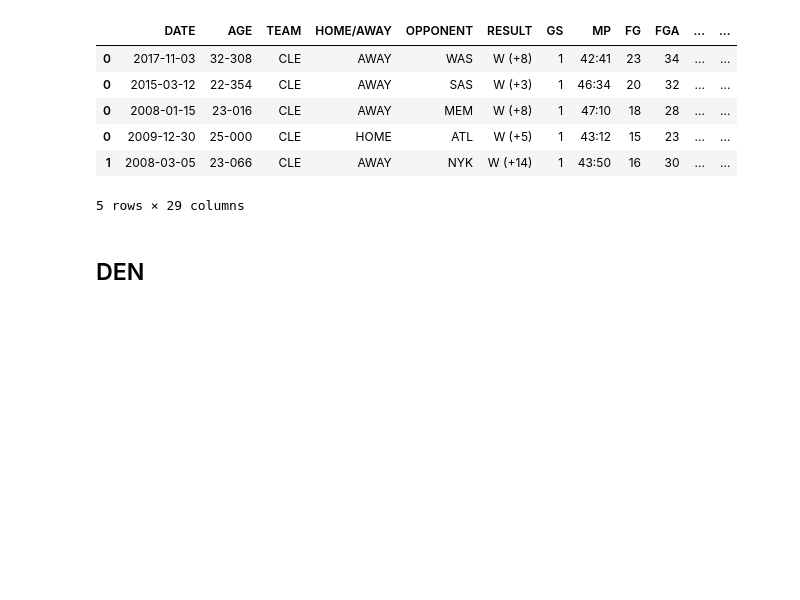
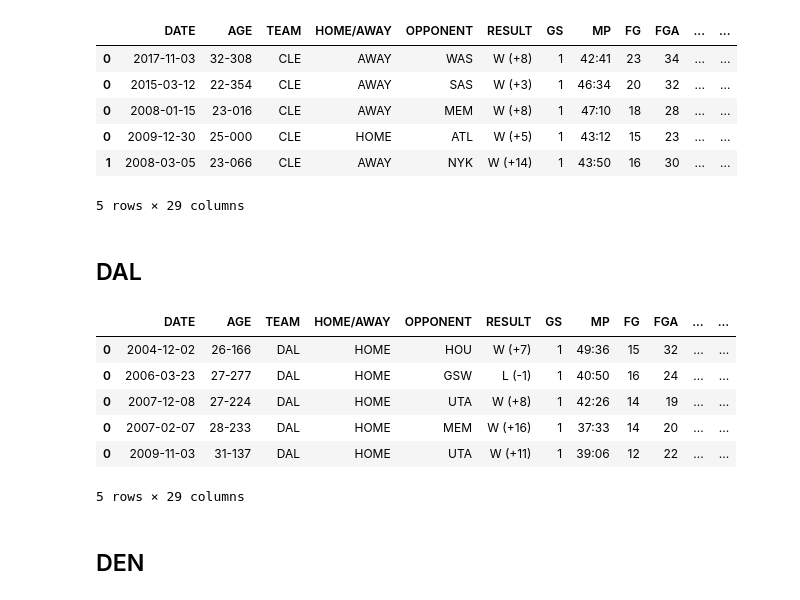
Before and after one commit to bme3412/Python, a Jupyter notebook: Projects/Basketball_reference/NBA_since_2000.ipynb, the cells around one changed output. Drawn from its saved outputs; the diff is of its cells as text; code cells hidden in the pictures; blank space fills up the shorter version.

```diff
--- a/Projects/Basketball_reference/NBA_since_2000.ipynb
+++ b/Projects/Basketball_reference/NBA_since_2000.ipynb
@@ -210,6 +210,48 @@ CLE_since_2000.head(5)
 | 0 | 2009-12-30 | 25-000 | CLE | HOME | ATL | W (+5) | 1 | 43:12 | 15 | 23 | ... | ... |
 | 1 | 2008-03-05 | 23-066 | CLE | AWAY | NYK | W (+14) | 1 | 43:50 | 16 | 30 | ... | ... |
 5 rows × 29 columns
+# %% [markdown]
+## DAL
+# %%
+DAL_2000_games_io = pd.read_csv('/Users/brendan/Desktop/Python/NBA_API/DAL/DAL_2000_games.csv')
+DAL_2001_games_io = pd.read_csv('/Users/brendan/Desktop/Python/NBA_API/DAL/DAL_2001_games.csv')
+DAL_2002_games_io = pd.read_csv('/Users/brendan/Desktop/Python/NBA_API/DAL/DAL_2002_games.csv')
+DAL_2003_games_io = pd.read_csv('/Users/brendan/Desktop/Python/NBA_API/DAL/DAL_2003_games.csv')
+DAL_2004_games_io = pd.read_csv('/Users/brendan/Desktop/Python/NBA_API/DAL/DAL_2004_games.csv')
+DAL_2005_games_io = pd.read_csv('/Users/brendan/Desktop/Python/NBA_API/DAL/DAL_2005_games.csv')
+DAL_2006_games_io = pd.read_csv('/Users/brendan/Desktop/Python/NBA_API/DAL/DAL_2006_games.csv')
+DAL_2007_games_io = pd.read_csv('/Users/brendan/Desktop/Python/NBA_API/DAL/DAL_2007_games.csv')
+DAL_2008_games_io = pd.read_csv('/Users/brendan/Desktop/Python/NBA_API/DAL/DAL_2008_games.csv')
+DAL_2009_games_io = pd.read_csv('/Users/brendan/Desktop/Python/NBA_API/DAL/DAL_2009_games.csv')
+DAL_2010_games_io = pd.read_csv('/Users/brendan/Desktop/Python/NBA_API/DAL/DAL_2010_games.csv')
+DAL_2011_games_io = pd.read_csv('/Users/brendan/Desktop/Python/NBA_API/DAL/DAL_2011_games.csv')
+DAL_2012_games_io = pd.read_csv('/Users/brendan/Desktop/Python/NBA_API/DAL/DAL_2012_games.csv')
+DAL_2013_games_io = pd.read_csv('/Users/brendan/Desktop/Python/NBA_API/DAL/DAL_2013_games.csv')
+DAL_2014_games_io = pd.read_csv('/Users/brendan/Desktop/Python/NBA_API/DAL/DAL_2014_games.csv')
+DAL_2015_games_io = pd.read_csv('/Users/brendan/Desktop/Python/NBA_API/DAL/DAL_2015_games.csv')
+DAL_2016_games_io = pd.read_csv('/Users/brendan/Desktop/Python/NBA_API/DAL/DAL_2016_games.csv')
+DAL_2017_games_io = pd.read_csv('/Users/brendan/Desktop/Python/NBA_API/DAL/DAL_2017_games.csv')
+DAL_2018_games_io = pd.read_csv('/Users/brendan/Desktop/Python/NBA_API/DAL/DAL_2018_games.csv')
+DAL_2019_games_io = pd.read_csv('/Users/brendan/Desktop/Python/NBA_API/DAL/DAL_2019_games.csv')
+DAL_2020_games_io = pd.read_csv('/Users/brendan/Desktop/Python/NBA_API/DAL/DAL_2020_games.csv')
+DAL_2021_games_io = pd.read_csv('/Users/brendan/Desktop/Python/NBA_API/DAL/DAL_2021_games.csv')
+# %%
+DAL_season_dfs = [DAL_2000_games_io, DAL_2001_games_io, DAL_2002_games_io, DAL_2003_games_io, DAL_2004_games_io, DAL_2005_games_io,
+                 DAL_2006_games_io, DAL_2007_games_io, DAL_2008_games_io, DAL_2009_games_io, DAL_2010_games_io, DAL_2011_games_io,
+                 DAL_2012_games_io, DAL_2013_games_io, DAL_2014_games_io, DAL_2015_games_io, DAL_2016_games_io, DAL_2017_games_io,
+                 DAL_2018_games_io, DAL_2019_games_io, DAL_2020_games_io, DAL_2021_games_io]
+# %%
+DAL_since_2000 = pd.concat(DAL_season_dfs)
+DAL_since_2000 = DAL_since_2000.sort_values(by=['GAME_SCORE'], ascending=False)
+DAL_since_2000.head(5)
+# %% [output]
+|  | DATE | AGE | TEAM | HOME/AWAY | OPPONENT | RESULT | GS | MP | FG | FGA | ... | ... |
+| 0 | 2004-12-02 | 26-166 | DAL | HOME | HOU | W (+7) | 1 | 49:36 | 15 | 32 | ... | ... |
+| 0 | 2006-03-23 | 27-277 | DAL | HOME | GSW | L (-1) | 1 | 40:50 | 16 | 24 | ... | ... |
+| 0 | 2007-12-08 | 27-224 | DAL | HOME | UTA | W (+8) | 1 | 42:26 | 14 | 19 | ... | ... |
+| 0 | 2007-02-07 | 28-233 | DAL | HOME | MEM | W (+16) | 1 | 37:33 | 14 | 20 | ... | ... |
+| 0 | 2009-11-03 | 31-137 | DAL | HOME | UTA | W (+11) | 1 | 39:06 | 12 | 22 | ... | ... |
+5 rows × 29 columns
 # %% [markdown]
 ## DEN
 # %%
```
Also changed, not shown: parts of 18 cells of this notebook.
